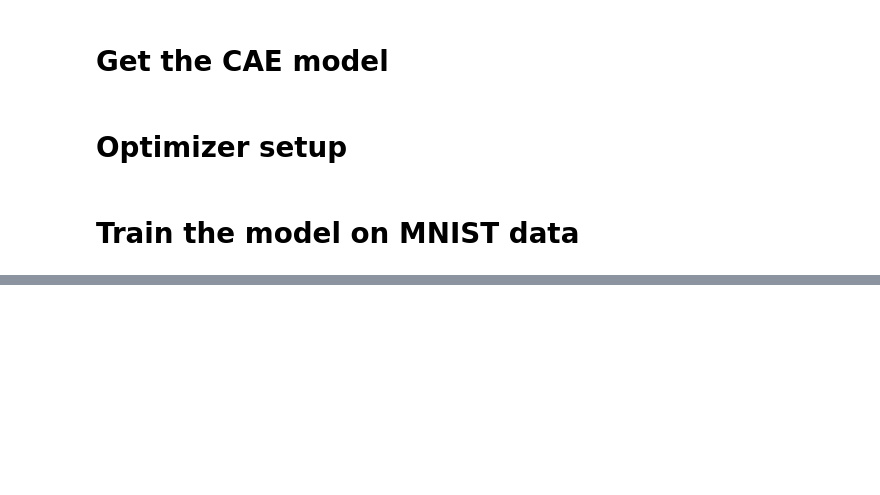
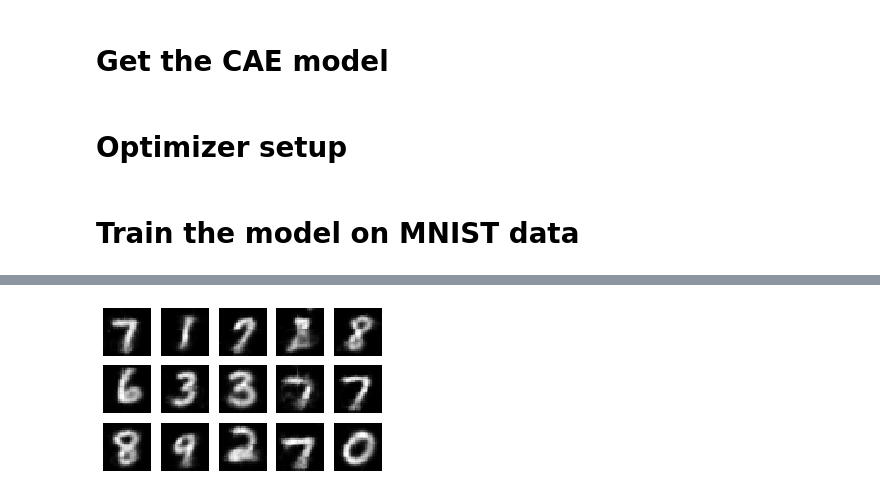
Before and after one commit to mostafij-rahman/PyTorch-PrototypeDL, a Jupyter notebook: notebooks/PrototypeDL_MNIST_Training.ipynb, the cells around one changed output, grey strips where cells are left out. Saved outputs shown, nothing was run; the diff lists cells and outputs as text; code cells hidden in the pictures; blank space fills up the shorter version.

```diff
--- a/notebooks/PrototypeDL_MNIST_Training.ipynb
+++ b/notebooks/PrototypeDL_MNIST_Training.ipynb
@@ -599,0 +625,22 @@ Optimization Finished!
+# %%
+# save outputs as images
+# decode prototype vectors
+prototype_imgs = model.decoder(prototype_distances.reshape((-1,10,2,2))).detach().cpu()
+# visualize the prototype images
+n_cols = 5
+n_rows = n_prototypes // n_cols + 1 if n_prototypes % n_cols != 0 else n_prototypes // n_cols
+g, b = plt.subplots(n_rows, n_cols, figsize=(n_cols, n_rows))
+for i in range(n_rows):
+    for j in range(n_cols):
+        if i*n_cols + j < n_prototypes:
+            b[i][j].imshow(prototype_imgs[i*n_cols + j].reshape(input_height, input_width),
+                                    cmap='gray',
+                                    interpolation='none')
+            b[i][j].axis('off')
+#plt.savefig(os.path.join(img_folder, 'prototype_result-' + str(epoch+1) + '.png'),
+#                    transparent=True, bbox_inches='tight', pad_inches=0)
+plt.show()
+
+plt.close()
+# %% [output]
+[figure, added]
```
Also changed, not shown: parts of 7 cells of this notebook.
